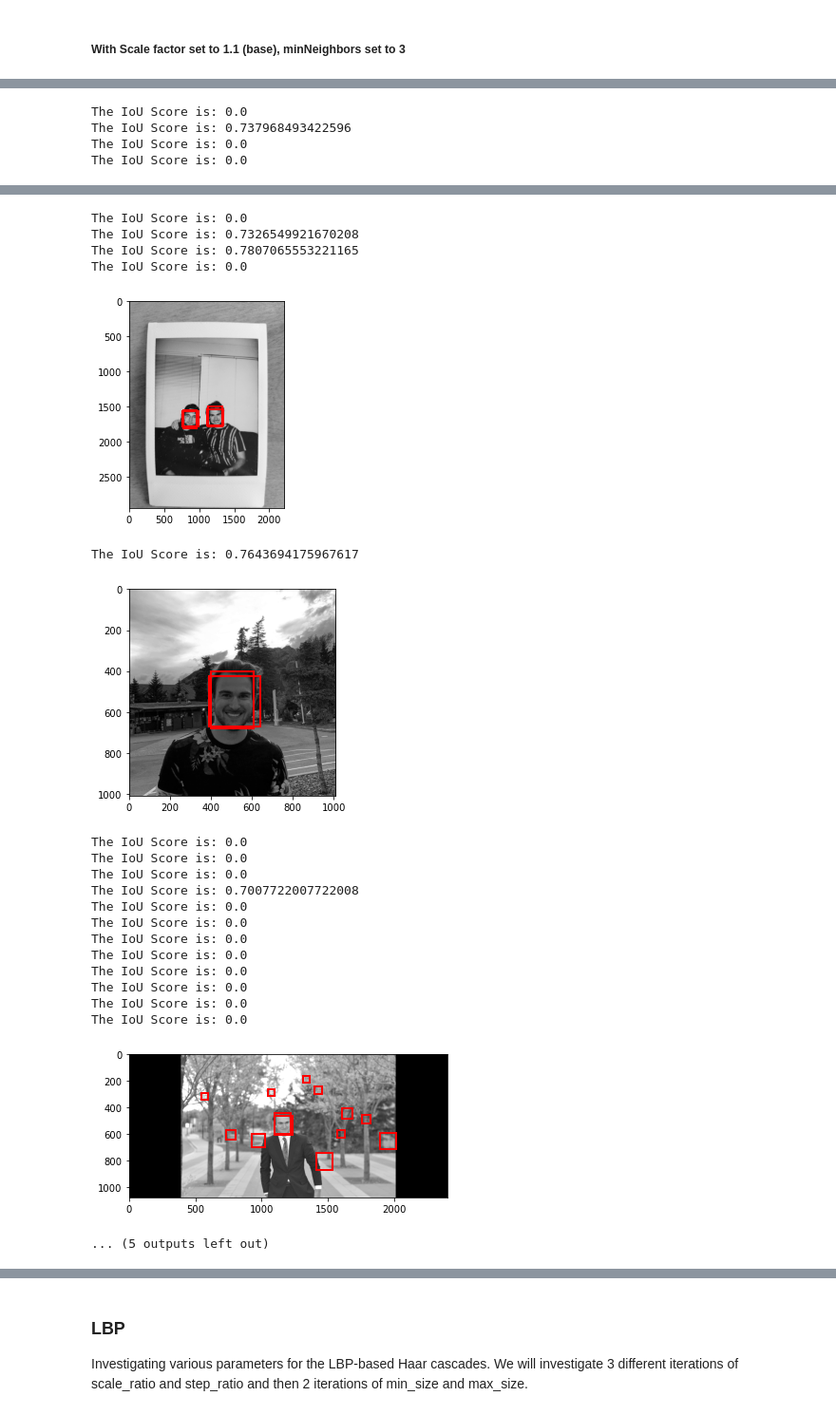
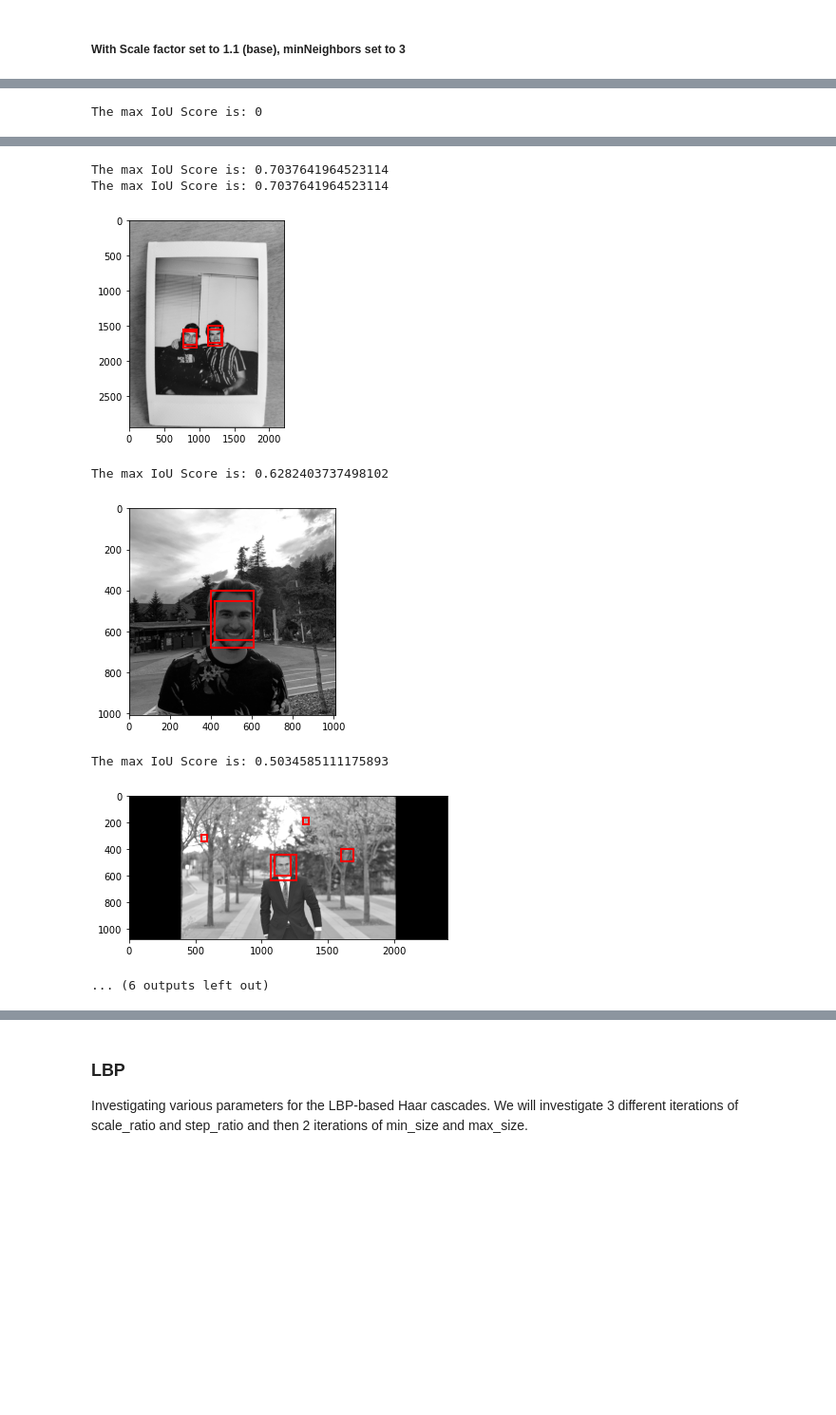
Before and after one commit to aidanjoh/Facial-Detection-Methods, a Jupyter notebook: FacialDetection-AidanJohnson&CameronFaith.ipynb, the cells around one changed output, grey strips where cells are left out. Shown at 95% size. Cells and saved outputs as stored; diff of their text form; code cells hidden in the pictures; blank space fills up the shorter version.

Commit message:
Fixed how the haars cascade algos were plotting as well as now save the iouscores to properly determine the number of true positives and false negatives.

```diff
--- a/FacialDetection-AidanJohnson&CameronFaith.ipynb
+++ b/FacialDetection-AidanJohnson&CameronFaith.ipynb
@@ -340,32 +358,36 @@ The IoU Score is: 0.5034585111175893
 # %% [markdown]
 ##### With Scale factor set to 1.1 (base), minNeighbors set to 3
 # %%
+haarsCascadeIoUScores = []
 for imageNum in range(1,10):
     imagePath = f"Images/personal/{imageNum}.jpg"
     grayImage = convertImageToGrayScale(imagePath)
     #viewImage(grayImage)
-    faces = haarsFaceDetect(faceCascade, grayImage, minSize=(30,30), scaleFactor=1.1, minNeighbors=3)
 
-    # print(faces)
     boundingBoxes = []
-
+    faces = haarsFaceDetect(faceCascade, grayImage, minSize=(30,30), scaleFactor=2, minNeighbors=3)
     # Draw a rectangle around the faces
     for (x, y, w, h) in faces:
         boundingBoxes.append([x,y,w,h])
-        predictedBox = [x, y, x+w, y+h]
 
-        iouScores = []
-        # if len(groundTrueBoundingBox[imageNum]) == 1:
-        #     print(groundTrueBoundingBox[imageNum][0])
-        #     cv2.rectangle(grayImage, (groundTrueBoundingBox[imageNum][0][0], groundTrueBoundingBox[imageNum][0][1]), \
-        #                             (groundTrueBoundingBox[imageNum][0][2], groundTrueBoundingBox[imageNum][0][3]), (0, 0, 255), 5)
-        #     iouScore = calcIntersectiontionOverUnion(np.array(groundTrueBoundingBox[imageNum][0]), predictedBox)
-        #     print(f"The IoU Score is: {iouScore}")
-        # else:
-        for groundTruthBB in groundTrueBoundingBox[imageNum]:
-            boundingBoxes.append([groundTruthBB[0], groundTruthBB[1], groundTruthBB[2]-groundTruthBB[0], groundTruthBB[3]-groundTruthBB[1]])
-            iouScore = calcIntersectiontionOverUnion(np.array(groundTruthBB), predictedBox)
-            print(f"The IoU Score is: {iouScore}")
+    # print(faces)
+    iouScores = []
+
+    for groundTruthBB in groundTrueBoundingBox[imageNum]:
+        boundingBoxes.append([groundTruthBB[0], groundTruthBB[1], groundTruthBB[2]-groundTruthBB[0], groundTruthBB[3]-groundTruthBB[1]])
+
+        # Draw a rectangle around the faces
+        for (x, y, w, h) in faces:
+            predictedBox = [x, y, x+w, y+h]
+            iouScores.append(calcIntersectiontionOverUnion(np.array(groundTruthBB), predictedBox))
+
+        if len(iouScores) == 0:
+            print(f"The max IoU Score is: {0}")
+            haarsCascadeIoUScores.append(0)
+        else:
+            print(f"The max IoU Score is: {max(iouScores)}")
+            haarsCascadeIoUScores.append(max(iouScores))
+
 
     #Displaying the facial detection
     plotRectangle(grayImage, boundingBoxes)
@@ -378,4 +399 @@ The IoU Score is: 0.6316580127266844
-The IoU Score is: 0.0
-The IoU Score is: 0.737968493422596
-The IoU Score is: 0.0
-The IoU Score is: 0.0
+The max IoU Score is: 0
@@ -383,21 +401,8 @@ The IoU Score is: 0.0
-The IoU Score is: 0.0
-The IoU Score is: 0.7326549921670208
-The IoU Score is: 0.7807065553221165
-The IoU Score is: 0.0
+The max IoU Score is: 0.7037641964523114
+The max IoU Score is: 0.7037641964523114
-[figure, old version]
+[figure, new version]
-The IoU Score is: 0.7643694175967617
+The max IoU Score is: 0.6282403737498102
-[figure, old version]
+[figure, new version]
-The IoU Score is: 0.0
-The IoU Score is: 0.0
-The IoU Score is: 0.0
-The IoU Score is: 0.7007722007722008
-The IoU Score is: 0.0
-The IoU Score is: 0.0
-The IoU Score is: 0.0
-The IoU Score is: 0.0
-The IoU Score is: 0.0
-The IoU Score is: 0.0
-The IoU Score is: 0.0
-The IoU Score is: 0.0
+The max IoU Score is: 0.5034585111175893
-[figure, old version]
+[figure, new version]
-... (5 outputs left out)
+... (6 outputs left out)
```
Also changed, not shown: parts of 13 cells of this notebook, 1 other file.
